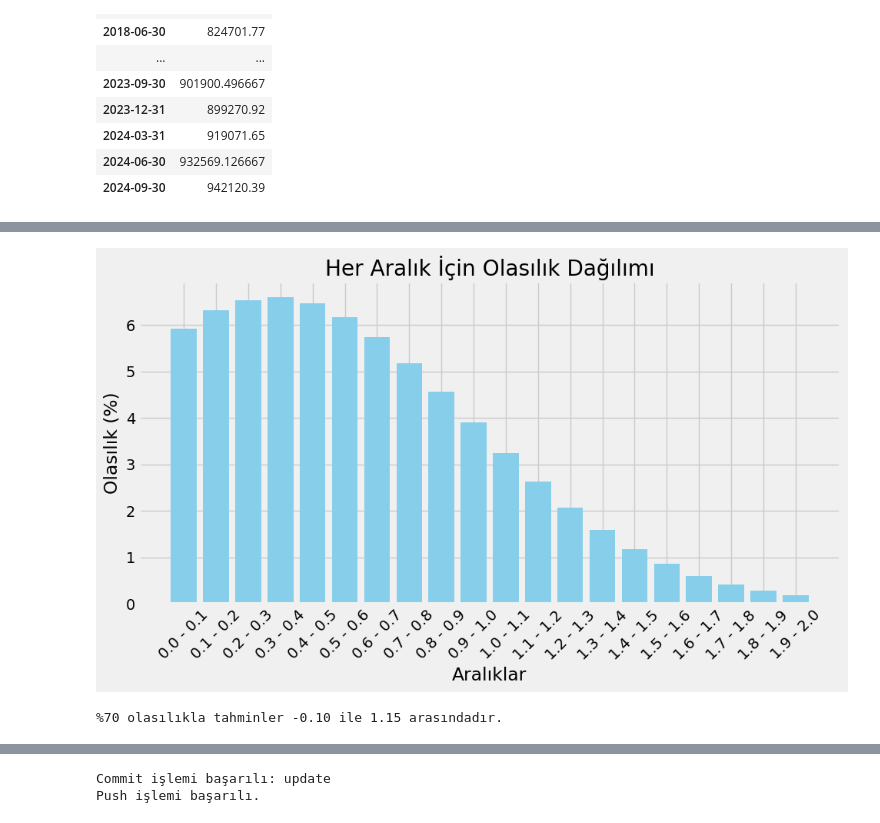
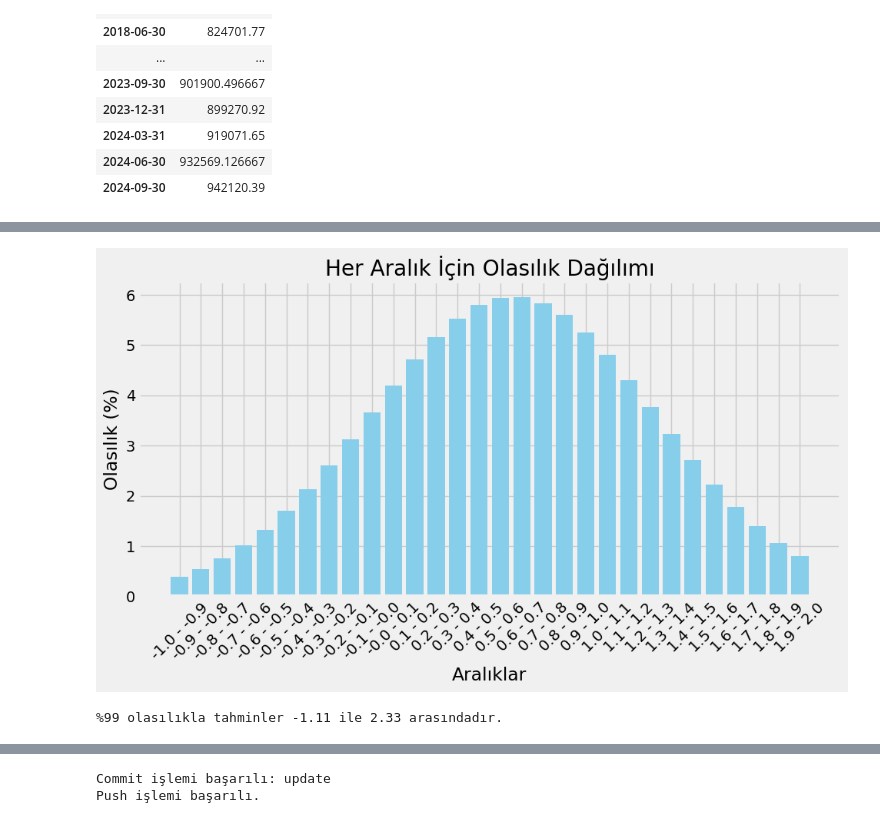
Before and after one commit to kaboya19/BuyumeTahmin, a Jupyter notebook: BuyumeTahmin.ipynb, the cells around one changed output, grey strips where cells are left out. Cells and saved outputs as stored; diff of their text form; code cells hidden in the pictures.

```diff
--- a/BuyumeTahmin.ipynb
+++ b/BuyumeTahmin.ipynb
@@ -1172,11 +1236,11 @@ study.best_params
 keras.utils.set_random_seed(42)
 early_stopping = EarlyStopping(monitor='val_loss', patience=0, restore_best_weights=True)
 model = Sequential()
-model.add(Dense(units=150,activation='linear',input_dim=(X_train.shape[1]),kernel_regularizer=l2(0.6763321429069602)))
+model.add(Dense(units=222,activation='relu',input_dim=(X_train.shape[1]),kernel_regularizer=l2(0.7932523699119021)))
 model.add(Dense(units=1))
-optimizer = tf.keras.optimizers.Adam(learning_rate=0.04429291813678478)
+optimizer = tf.keras.optimizers.Adam(learning_rate=0.041472942713083834)
 model.compile(optimizer=optimizer, loss='mse', metrics=['mean_squared_error'])
-history=model.fit(X_train, y_train, epochs=1000, batch_size=52,callbacks=[early_stopping],verbose=0,validation_data=(X_val,y_val))
+history=model.fit(X_train, y_train, epochs=1000, batch_size=87,callbacks=[early_stopping],verbose=0,validation_data=(X_val,y_val))
 y_pred = model.predict(X_test)
 pred=scaler.inverse_transform(model.predict(np.array(X_test)))
 pred=pd.DataFrame(pred)
@@ -1253,11 +1317,11 @@ for i in range(10):
     keras.utils.set_random_seed(i)
     early_stopping = EarlyStopping(monitor='val_loss', patience=0, restore_best_weights=True)
     model = Sequential()
-    model.add(Dense(units=237,activation='relu',input_dim=(X_train.shape[1]),kernel_regularizer=l2(0.7851860002874791)))
+    model.add(Dense(units=71,activation='relu',input_dim=(X_train.shape[1]),kernel_regularizer=l2(0.2523544840003112)))
     model.add(Dense(units=1))
-    optimizer = tf.keras.optimizers.Adam(learning_rate=0.05263172052219466)
+    optimizer = tf.keras.optimizers.Adam(learning_rate=0.04866959242297068)
     model.compile(optimizer=optimizer, loss='mse', metrics=['mean_squared_error'])
-    history=model.fit(X_train, y_train, epochs=1000, batch_size=25,callbacks=[early_stopping],verbose=0,validation_data=(X_val,y_val))
+    history=model.fit(X_train, y_train, epochs=1000, batch_size=30,callbacks=[early_stopping],verbose=0,validation_data=(X_val,y_val))
     y_pred = model.predict(X_test)
     pred=scaler.inverse_transform(model.predict(np.array(X_test)))
     pred=pd.DataFrame(pred)
@@ -1293,11 +1357,11 @@ for i in range(10):
 keras.utils.set_random_seed(42)
 early_stopping = EarlyStopping(monitor='val_loss', patience=0, restore_best_weights=True)
 model = Sequential()
-model.add(Dense(units=237,activation='relu',input_dim=(X_train.shape[1]),kernel_regularizer=l2(0.7851860002874791)))
+model.add(Dense(units=71,activation='relu',input_dim=(X_train.shape[1]),kernel_regularizer=l2(0.2523544840003112)))
 model.add(Dense(units=1))
-optimizer = tf.keras.optimizers.Adam(learning_rate=0.05263172052219466)
+optimizer = tf.keras.optimizers.Adam(learning_rate=0.04866959242297068)
 model.compile(optimizer=optimizer, loss='mse', metrics=['mean_squared_error'])
-history=model.fit(X_train, y_train, epochs=1000, batch_size=25,callbacks=[early_stopping],verbose=0,validation_data=(X_val,y_val))
+history=model.fit(X_train, y_train, epochs=1000, batch_size=30,callbacks=[early_stopping],verbose=0,validation_data=(X_val,y_val))
 y_pred = model.predict(X_test)
 pred=scaler.inverse_transform(model.predict(np.array(X_test)))
 pred=pd.DataFrame(pred)
@@ -1354,11 +1424,11 @@ for i in range(10):
     keras.utils.set_random_seed(i)
     early_stopping = EarlyStopping(monitor='val_loss', patience=0, restore_best_weights=True)
     model = Sequential()
-    model.add(Dense(units=228,activation='linear',input_dim=(X_train.shape[1]),kernel_regularizer=l2(0.3608024976215217)))
+    model.add(Dense(units=14,activation='relu',input_dim=(X_train.shape[1]),kernel_regularizer=l2(0.8647337880542664)))
     model.add(Dense(units=1))
-    optimizer = tf.keras.optimizers.Adam(learning_rate=0.029258310584955878)
+    optimizer = tf.keras.optimizers.Adam(learning_rate=0.0476600450555587)
     model.compile(optimizer=optimizer, loss='mse', metrics=['mean_squared_error'])
-    history=model.fit(X_train, y_train, epochs=1000, batch_size=62,callbacks=[early_stopping],verbose=0,validation_data=(X_val,y_val))
+    history=model.fit(X_train, y_train, epochs=1000, batch_size=119,callbacks=[early_stopping],verbose=0,validation_data=(X_val,y_val))
     y_pred = model.predict(X_test)
     pred=scaler.inverse_transform(model.predict(np.array(X_test)))
     pred=pd.DataFrame(pred)
@@ -1480,45 +1554,45 @@ ortalama = np.mean(tahmin_degerleri)
 standart_sapma = np.std(tahmin_degerleri)
 
 # 1.7'den başlayıp her 0.1'lik aralık için olasılık hesaplama
-baslangic = 0
+baslangic = -1
 bitis =  2.1
 
 # 0.1'lik adımlarla aralıkları hesaplama
 araliklar = np.arange(baslangic, bitis, 0.1)
 olasliklar = []
 
 for i in range(len(araliklar) - 1):
     alt = araliklar[i]
     ust = araliklar[i + 1]
     # Aralık için olasılığı hesapla
     olasilik = stats.norm.cdf(ust, loc=ortalama, scale=standart_sapma) - stats.norm.cdf(alt, loc=ortalama, scale=standart_sapma)
     olasliklar.append((alt, ust, olasilik))
 
 # Bar grafik için verileri hazırlama
 araliklar_labels = [f"{alt:.1f} - {ust:.1f}" for alt, ust, _ in olasliklar]
 olasliklar_degerleri = [olasilik * 100 for _, _, olasilik in olasliklar]  # Olasılığı yüzdeye dönüştür
 
 # Bar grafik oluşturma
 plt.figure(figsize=(10, 6))
 plt.bar(araliklar_labels, olasliklar_degerleri, color='skyblue')
 
 # Başlık ve etiketler
 plt.title('Her Aralık İçin Olasılık Dağılımı')
 plt.xlabel('Aralıklar')
 plt.ylabel('Olasılık (%)')
 plt.xticks(rotation=45)  # Etiketlerin daha okunabilir olması için döndürme
 
 # Grafiği gösterme
 plt.tight_layout()
 plt.show()
 # %% [output]
-[figure, old version]
+[figure, new version]
 # %%
 tahmin_degerleri=predictions["Tahmin"]
 ortalama = np.sum(predictions["Tahmin"]*predictions["Ağırlık"])/(np.sum(predictions["Ağırlık"]))
 standart_sapma = np.std(tahmin_degerleri)
 
-for esik in [0.85]:
+for esik in [0.995]:
     z = stats.norm.ppf(esik)
     if esik==0.995:
         guven=99
@@ -1535,7 +1609,7 @@ for esik in [0.85]:
 
     print(f"%{guven} olasılıkla tahminler {alt_limit:.2f} ile {ust_limit:.2f} arasındadır.")
 # %% [output]
-%70 olasılıkla tahminler -0.10 ile 1.15 arasındadır.
+%99 olasılıkla tahminler -1.11 ile 2.33 arasındadır.
 # %%
 sonuç=pd.DataFrame()
 sonuç=pd.concat([tahminler1["Tahmin"],tahminler2["Tahmin"],tahminler3["Tahmin"]],axis=1)
```
Also changed, not shown: parts of 46 cells of this notebook, 5 other files.
